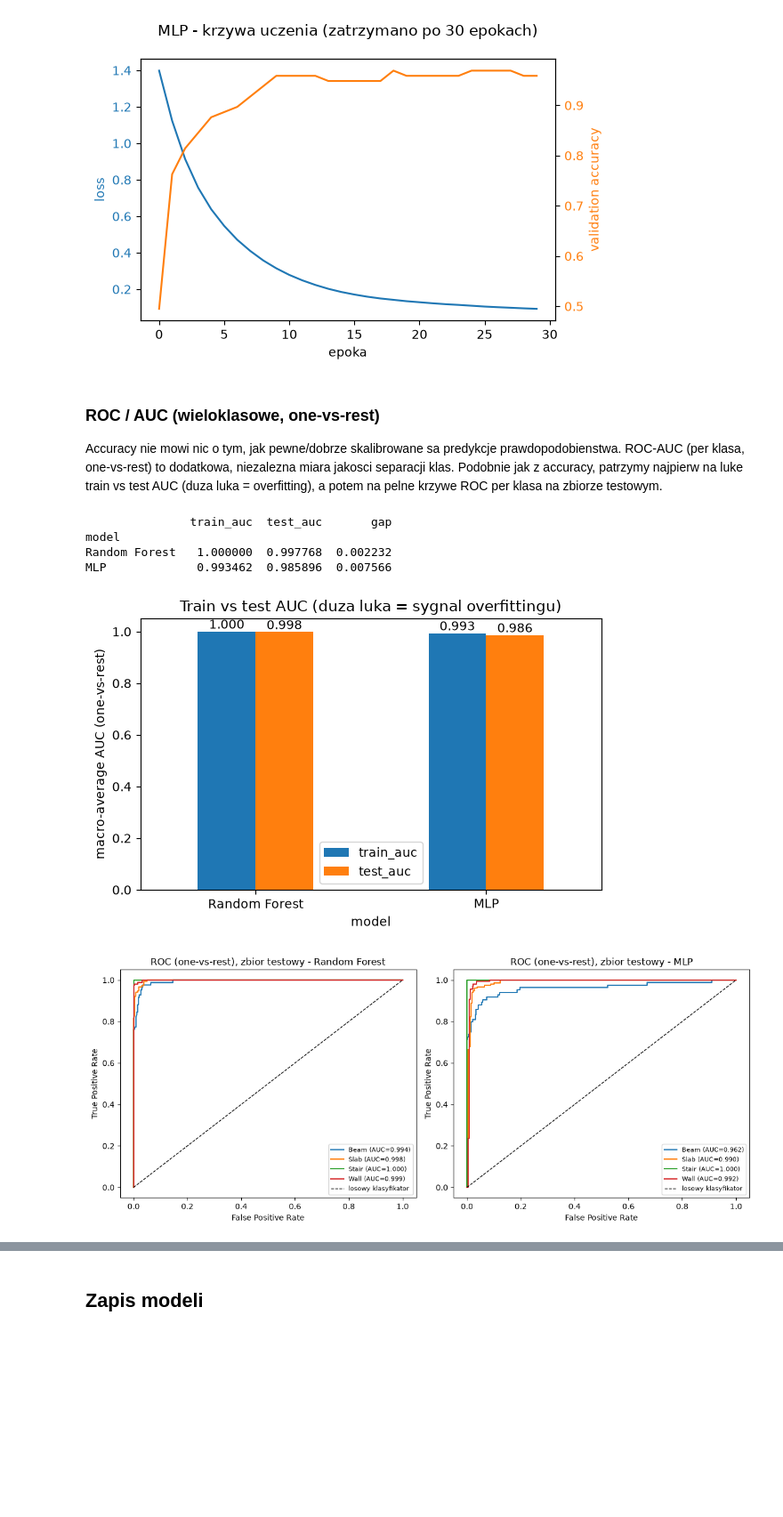
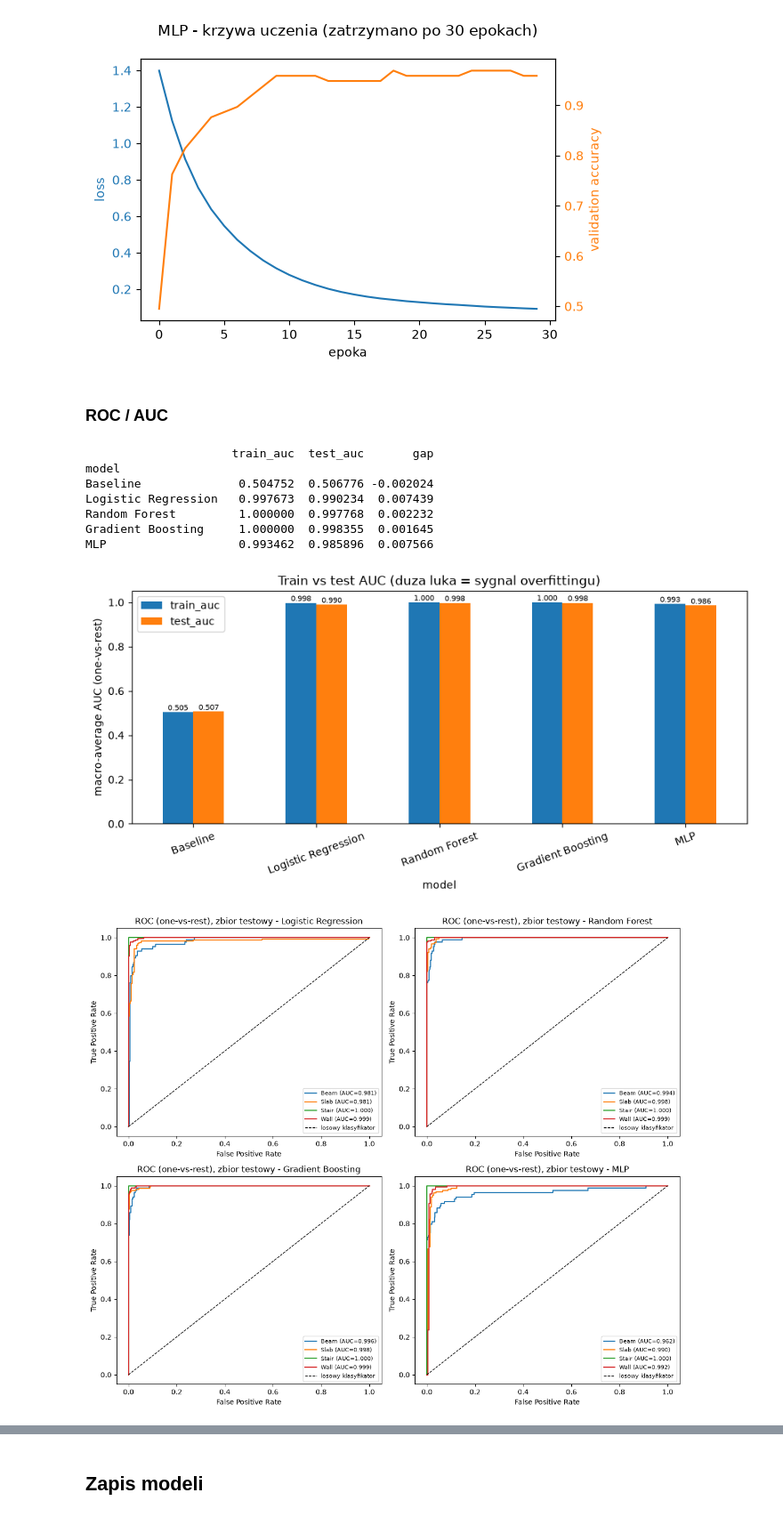
Before and after one commit to czajkaagata/test_klasyfikator, a Jupyter notebook: 02_train_classifiers.ipynb, the cells around one changed output, grey strips where cells are left out. Shown at 89% size. Drawn from its saved outputs; the diff is of its cells as text; code cells hidden in the pictures; blank space fills up the shorter version.

```diff
--- a/02_train_classifiers.ipynb
+++ b/02_train_classifiers.ipynb
@@ -141,0 +229,10 @@ weighted avg      0.934     0.935     0.933       413
+# %%
+from sklearn.linear_model import LogisticRegression
+
+logreg = LogisticRegression(
+    max_iter=2000,
+    class_weight="balanced",
+    random_state=42,
+)
+logreg.fit(X_train_s, y_train)
+evaluate("logistic_regression", y_test, logreg.predict(X_test_s), labels)
@@ -151,11 +260,16 @@ Forest w funkcji liczby drzew, (4) krzywa straty MLP w kolejnych epokach.
 import numpy as np
 from sklearn.metrics import accuracy_score
 
+MODELS = [
+    ("Baseline", baseline, X_train, X_test),
+    ("Logistic Regression", logreg, X_train_s, X_test_s),
+    ("Random Forest", rf, X_train, X_test),
+    ("Gradient Boosting", gb, X_train, X_test),
+    ("MLP", mlp, X_train_s, X_test_s),
+]
+
 acc_rows = []
-for name, model, Xtr, Xte in [
-    ("Random Forest", rf, X_train, X_test),
-    ("MLP", mlp, X_train_s, X_test_s),
-]:
+for name, model, Xtr, Xte in MODELS:
     acc_rows.append({
         "model": name,
         "train_accuracy": accuracy_score(y_train, model.predict(Xtr)),
@@ -165,11 +279,11 @@ acc_df = pd.DataFrame(acc_rows).set_index("model")
 acc_df["gap"] = acc_df["train_accuracy"] - acc_df["test_accuracy"]
 print(acc_df)
 
-ax = acc_df[["train_accuracy", "test_accuracy"]].plot(kind="bar", figsize=(6, 4), rot=0, ylim=(0, 1.05))
+ax = acc_df[["train_accuracy", "test_accuracy"]].plot(kind="bar", figsize=(9, 4.5), rot=20, ylim=(0, 1.05))
 ax.set_ylabel("accuracy")
 ax.set_title("Train vs test accuracy (duza luka = sygnal overfittingu)")
 for c in ax.containers:
-    ax.bar_label(c, fmt="%.3f")
+    ax.bar_label(c, fmt="%.3f", fontsize=7)
 plt.tight_layout()
 plt.savefig(REPORTS_DIR / "train_vs_test_accuracy.png", dpi=150)
 plt.show()
@@ -278,13 +385,7 @@ plt.show()
 # %% [output]
 [figure]
 # %% [markdown]
-### ROC / AUC (wieloklasowe, one-vs-rest)
-
-Accuracy nie mowi nic o tym, jak pewne/dobrze skalibrowane sa predykcje
-prawdopodobienstwa. ROC-AUC (per klasa, one-vs-rest) to dodatkowa,
-niezalezna miara jakosci separacji klas. Podobnie jak z accuracy, patrzymy
-najpierw na luke train vs test AUC (duza luka = overfitting), a potem na
-pelne krzywe ROC per klasa na zbiorze testowym.
+### ROC / AUC
 # %%
 from sklearn.metrics import auc, roc_auc_score, roc_curve
 from sklearn.preprocessing import label_binarize
@@ -299,10 +400,7 @@ def macro_auc(model, X, y_bin):
 
 
 auc_rows = []
-for name, model, Xtr, Xte in [
-    ("Random Forest", rf, X_train, X_test),
-    ("MLP", mlp, X_train_s, X_test_s),
-]:
+for name, model, Xtr, Xte in MODELS:
     auc_rows.append({
         "model": name,
         "train_auc": macro_auc(model, Xtr, y_train_bin),
@@ -312,38 +410,40 @@ auc_df = pd.DataFrame(auc_rows).set_index("model")
 auc_df["gap"] = auc_df["train_auc"] - auc_df["test_auc"]
 print(auc_df)
 
-ax = auc_df[["train_auc", "test_auc"]].plot(kind="bar", figsize=(6, 4), rot=0, ylim=(0, 1.05))
+ax = auc_df[["train_auc", "test_auc"]].plot(kind="bar", figsize=(9, 4.5), rot=20, ylim=(0, 1.05))
 ax.set_ylabel("macro-average AUC (one-vs-rest)")
 ax.set_title("Train vs test AUC (duza luka = sygnal overfittingu)")
 for c in ax.containers:
-    ax.bar_label(c, fmt="%.3f")
+    ax.bar_label(c, fmt="%.3f", fontsize=7)
 plt.tight_layout()
 plt.savefig(REPORTS_DIR / "train_vs_test_auc.png", dpi=150)
 plt.show()
 # %% [output]
-               train_auc  test_auc       gap
+                     train_auc  test_auc       gap
 model
-Random Forest   1.000000  0.997768  0.002232
-MLP             0.993462  0.985896  0.007566
+Baseline              0.504752  0.506776 -0.002024
+Logistic Regression   0.997673  0.990234  0.007439
+Random Forest         1.000000  0.997768  0.002232
+Gradient Boosting     1.000000  0.998355  0.001645
+MLP                   0.993462  0.985896  0.007566
-[figure, old version]
+[figure, new version]
 # %%
-fig, axes = plt.subplots(1, 2, figsize=(12, 5))
-for ax, model, Xte, name in [
-    (axes[0], rf, X_test, "Random Forest"),
-    (axes[1], mlp, X_test_s, "MLP"),
-]:
+roc_models = [(n, m, Xte) for n, m, _, Xte in MODELS if n != "Baseline"]
+
+fig, axes = plt.subplots(2, 2, figsize=(12, 10))
+for ax, (name, model, Xte) in zip(axes.ravel(), roc_models):
     proba = model.predict_proba(Xte)
     for i, cls in enumerate(model.classes_):
         fpr, tpr, _ = roc_curve(y_test_bin[:, i], proba[:, i])
         class_auc = auc(fpr, tpr)
         ax.plot(fpr, tpr, label=f"{cls} (AUC={class_auc:.3f})")
     ax.plot([0, 1], [0, 1], "k--", linewidth=1, label="losowy klasyfikator")
     ax.set_xlabel("False Positive Rate")
     ax.set_ylabel("True Positive Rate")
     ax.set_title(f"ROC (one-vs-rest), zbior testowy - {name}")
     ax.legend(loc="lower right", fontsize=8)
 fig.tight_layout()
 fig.savefig(REPORTS_DIR / "roc_curves.png", dpi=150)
 plt.show()
 # %% [output]
-[figure, old version]
+[figure, new version]
```
Also changed, not shown: parts of 20 cells of this notebook, 50 other files.
